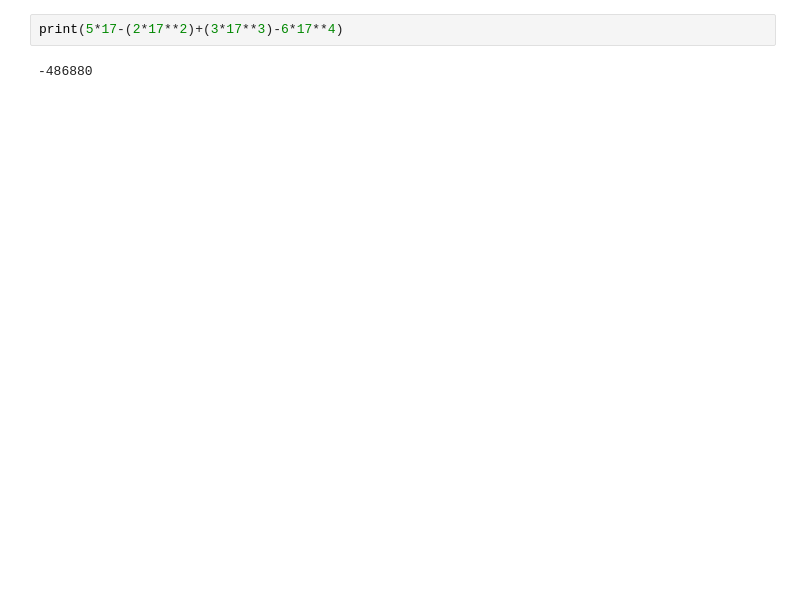
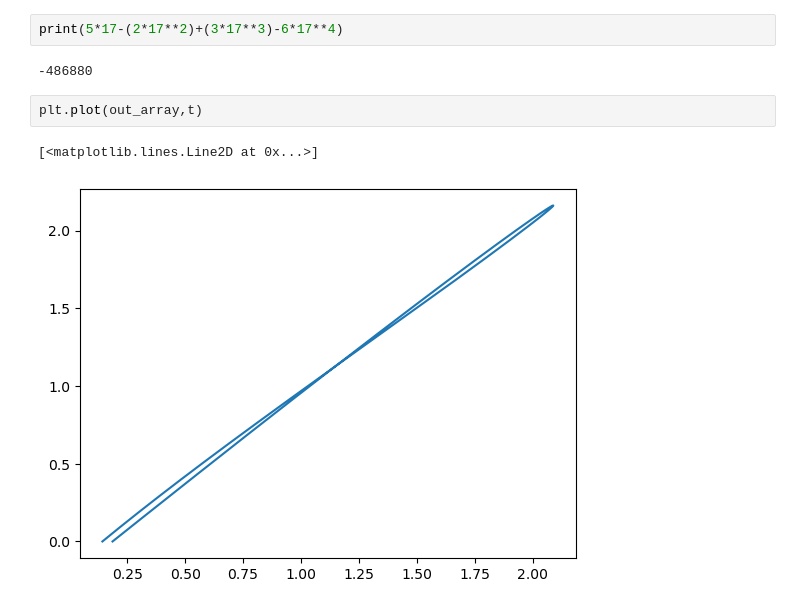
Before and after one commit to Gintoki0149/GradientDescentImplementation, a Jupyter notebook: L1 Regularization.ipynb, the cells around one changed output. Cells and saved outputs as stored; diff of their text form; blank space fills up the shorter version.

```diff
--- a/L1 Regularization.ipynb
+++ b/L1 Regularization.ipynb
@@ -71,3 +70,8 @@ print(out)
 print(5*17-(2*17**2)+(3*17**3)-6*17**4)
 # %% [output]
 -486880
+# %%
+plt.plot(out_array,t)
+# %% [output]
+[<matplotlib.lines.Line2D at 0x...>]
+[figure, added]
```
Also changed, not shown: parts of 3 cells of this notebook, 1 other file.
